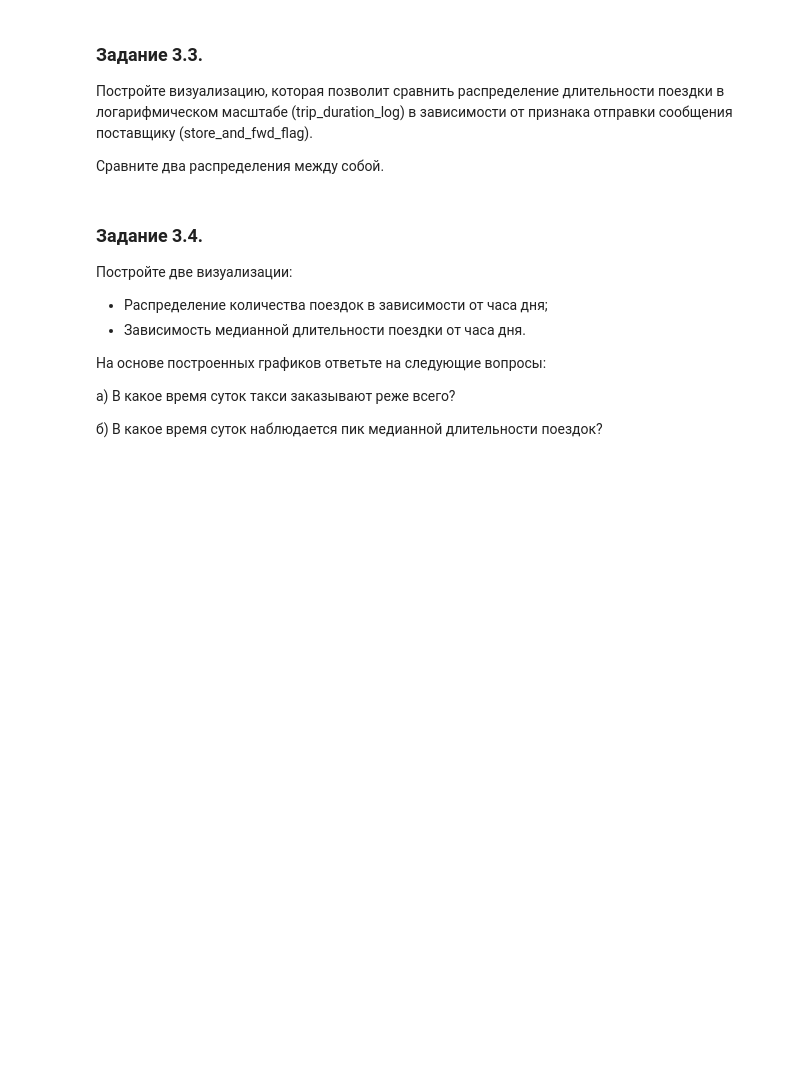
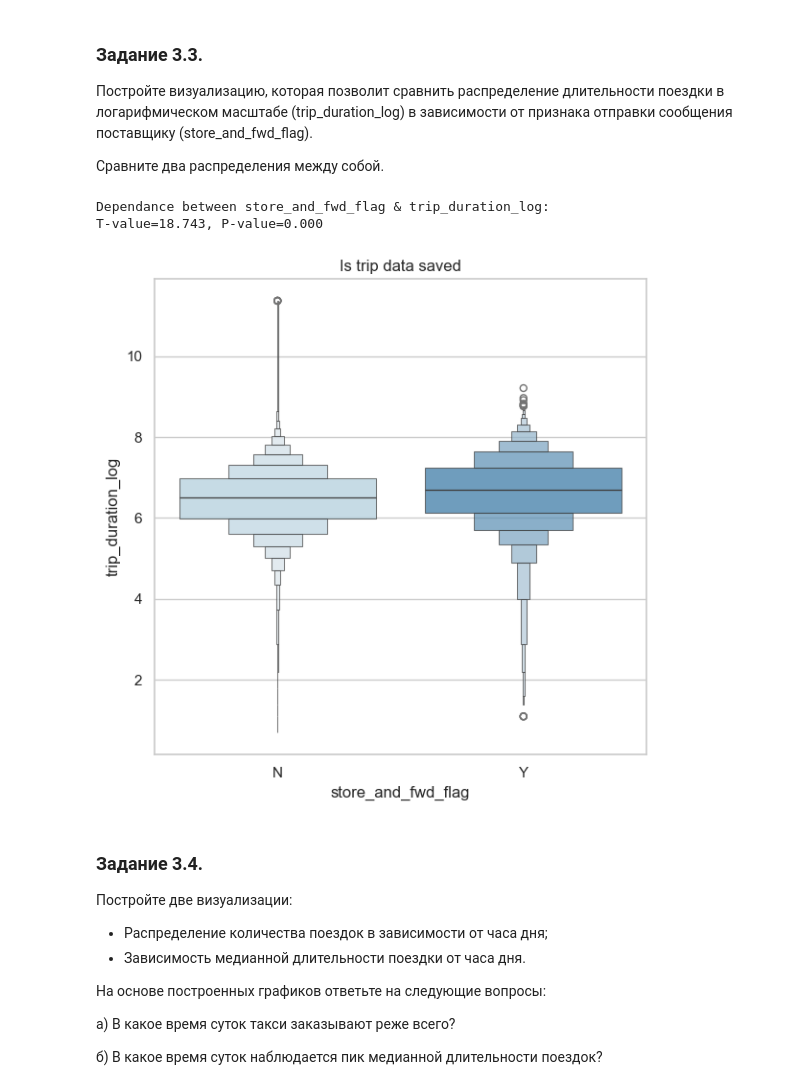
Before and after one commit to YarikKa2/Project_5, a Jupyter notebook: code/Project_5.ipynb, the cells around one changed output. Saved outputs shown, nothing was run; the diff lists cells and outputs as text; code cells hidden in the pictures; blank space fills up the shorter version.

```diff
--- a/code/Project_5.ipynb
+++ b/code/Project_5.ipynb
@@ -715,3 +714,31 @@ fig.tight_layout()
+# %%
+# Display boxenplot
+fig, ax = plt.subplots(figsize=(6, 6))
+
+sns.boxenplot(data=taxi_data, x='store_and_fwd_flag', y='trip_duration_log',
+              ax=ax, hue='store_and_fwd_flag', palette='Paired',
+              box_kws=dict(alpha=0.7))
+
+ax.set_title('Is trip data saved')
+ax.set_xticks([0, 1])
+ax.set_xticklabels(['No', 'Yes'])
+
+fig.tight_layout()
+
+
+# Calculate Two sample t-test
+from scipy.stats import ttest_ind
+sample_1 = taxi_data[taxi_data['store_and_fwd_flag'] == 'Y']['trip_duration_log']
+sample_2 = taxi_data[taxi_data['store_and_fwd_flag'] == 'N']['trip_duration_log']
+
+t_value, p_value = ttest_ind(sample_1, sample_2)
+
+print(f'Dependance between store_and_fwd_flag & trip_duration_log:')
+print(f'T-value={t_value:.3f}, P-value={p_value:.3f}')
+# %% [output]
+Dependance between store_and_fwd_flag & trip_duration_log:
+T-value=18.743, P-value=0.000
+[figure, added]
 # %% [markdown]
 ### Задание 3.4.
 Постройте две визуализации:
```
Also changed, not shown: parts of 2 cells of this notebook.
